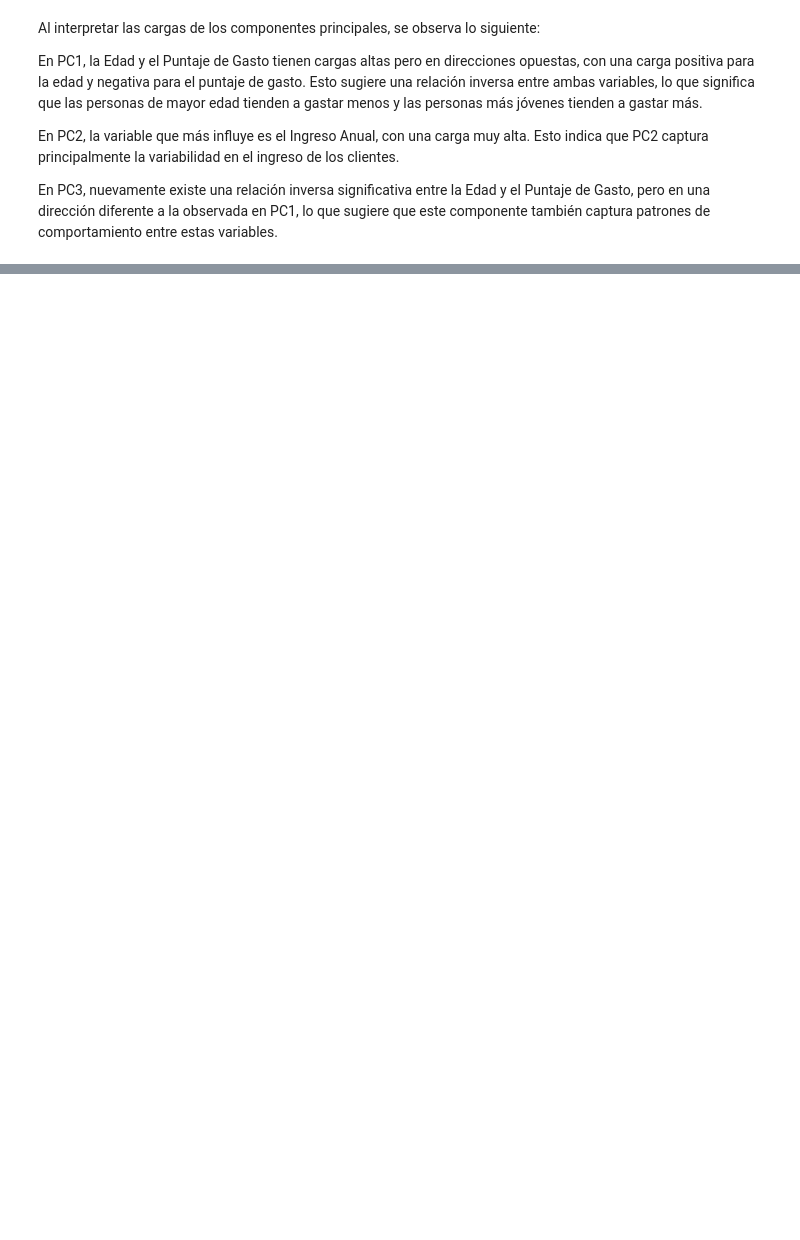
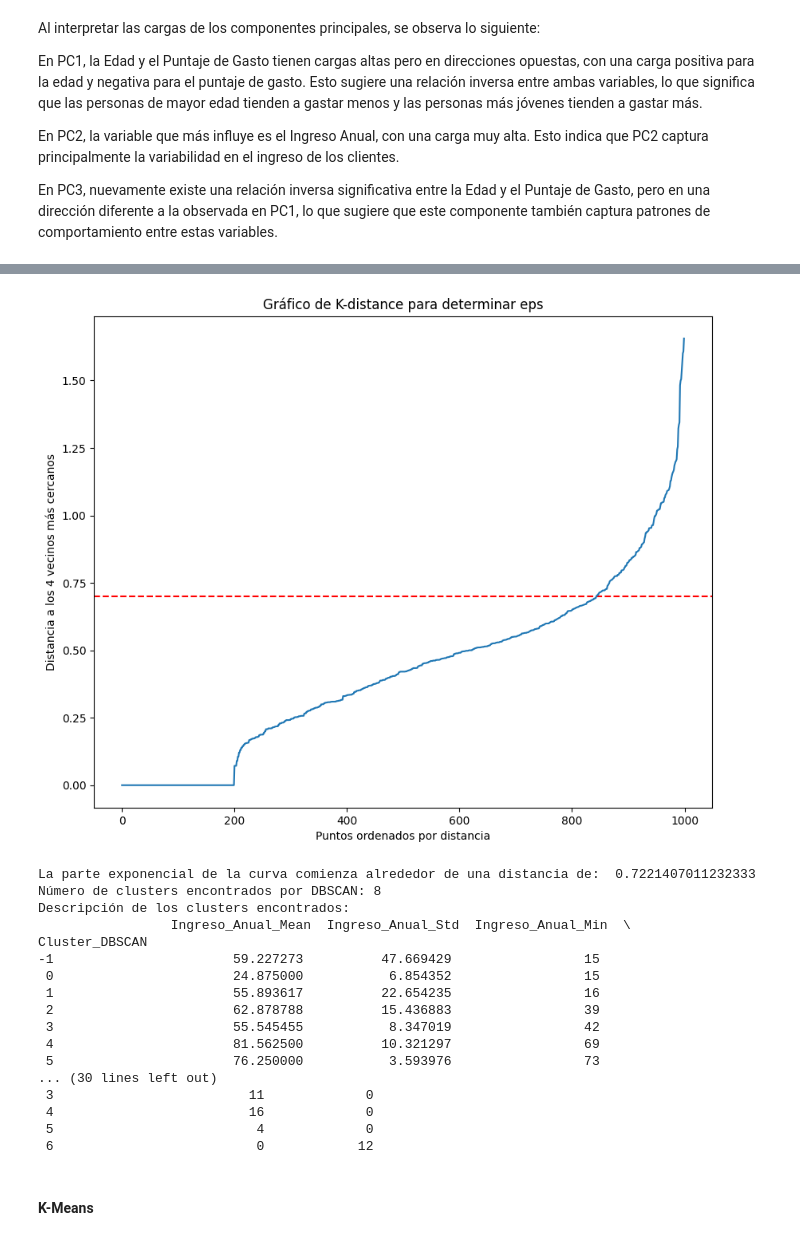
Before and after one commit to mateotenis98/Proyecto-ANS, a Jupyter notebook: Code/Proyecto.ipynb, the cells around one changed output, grey strips where cells are left out. Saved outputs shown, nothing was run; the diff lists cells and outputs as text; code cells hidden in the pictures; blank space fills up the shorter version.

```diff
--- a/Code/Proyecto.ipynb
+++ b/Code/Proyecto.ipynb
@@ -353,0 +441,3 @@ En PC3, nuevamente existe una relación inversa significativa entre la Edad y el
+# %%
+datos_estandarizados['Grupo_Edad'] = df['Grupo_Edad']
+#datos_estandarizados['Grupo_Edad'] = datos_estandarizados['Grupo_Edad'].astype('str')
@@ -353,0 +458,77 @@ En PC3, nuevamente existe una relación inversa significativa entre la Edad y el
+# %%
+from sklearn.neighbors import NearestNeighbors
+from sklearn.cluster import DBSCAN
+
+# Calcular las distances a los 4 vecinos más cercanos, conjuntos de datos pequeños (menos de 1000 puntos): Puedes usar un valor de n_neighbors entre 3 y 5.
+neighbors = NearestNeighbors(n_neighbors=5)
+neighbors_fit = neighbors.fit(datos_estandarizados)
+distances, indices = neighbors_fit.kneighbors(datos_estandarizados)
+
+# Ordenar las distances y graficar
+distances = np.sort(distances.flatten())
+plt.figure(figsize=(10,8), dpi= 100, facecolor='w', edgecolor='k')
+plt.axhline(y = 0.7, color = 'r', linestyle = '--')
+plt.plot(distances)
+plt.title('Gráfico de K-distance para determinar eps')
+plt.xlabel('Puntos ordenados por distancia')
+plt.ylabel('Distancia a los 4 vecinos más cercanos')
+plt.show()
+
+
+from kneed import KneeLocator
+i = np.arange(len(distances))
+knee = KneeLocator(i, distances, S=1, curve='convex', direction='increasing', interp_method='polynomial')
+print("La parte exponencial de la curva comienza alrededor de una distancia de: ",distances[knee.knee])
+
+# Elegimos eps basado en el gráfico y en Knee, tomamos min_samples=4 (valor común para datasets medianos)
+eps_value = distances[knee.knee]
+dbscan = DBSCAN(eps=eps_value, min_samples=4)
+df['Cluster_DBSCAN'] = dbscan.fit_predict(datos_estandarizados)
+
+# Contar el número de clusters
+num_clusters_dbscan = len(np.unique(df['Cluster_DBSCAN'])) - (1 if -1 in df['Cluster_DBSCAN'] else 0)
+print(f'Número de clusters encontrados por DBSCAN: {num_clusters_dbscan}')
+
+
+# Descripción de los clusters encontrados
+cluster_descriptions = df.groupby('Cluster_DBSCAN').agg({
+    'Ingreso_Anual': ['mean', 'std', 'min', 'max'],
+    'Puntaje_Gasto': ['mean', 'std', 'min', 'max'],
+    'ID_Cliente': 'count',  # Número total de clientes en cada cluster
+    'Genero': [
+        lambda x: (x == 'Masculino').sum(),  # Conteo de género Masculino
+        lambda x: (x == 'Femenino').sum()    # Conteo de género Femenino
+    ]
+})
+
+# Renombrar las columnas para que 'count' de 'ID_Cliente' sea 'Num_Clientes'
+# y distinguir los géneros
+cluster_descriptions.columns = [
+    'Ingreso_Anual_Mean', 'Ingreso_Anual_Std', 'Ingreso_Anual_Min', 'Ingreso_Anual_Max',
+    'Puntaje_Gasto_Mean', 'Puntaje_Gasto_Std', 'Puntaje_Gasto_Min', 'Puntaje_Gasto_Max',
+    'Num_Clientes', 'Num_Masculino', 'Num_Femenino'
+]
+
+# Mostrar los resultados
+print("Descripción de los clusters encontrados:\n", cluster_descriptions)
+# %% [output]
+[figure, added]
+La parte exponencial de la curva comienza alrededor de una distancia de:  0.7221407011232333
+Número de clusters encontrados por DBSCAN: 8
+Descripción de los clusters encontrados:
+                 Ingreso_Anual_Mean  Ingreso_Anual_Std  Ingreso_Anual_Min  \
+Cluster_DBSCAN
+-1                       59.227273          47.669429                 15
+ 0                       24.875000           6.854352                 15
+ 1                       55.893617          22.654235                 16
+ 2                       62.878788          15.436883                 39
+ 3                       55.545455           8.347019                 42
+ 4                       81.562500          10.321297                 69
+ 5                       76.250000           3.593976                 73
+... (30 lines left out)
+ 3                         11             0
+ 4                         16             0
+ 5                          4             0
+ 6                          0            12
+# %% [markdown]
+#### K-Means
```
Also changed, not shown: parts of 26 cells of this notebook, 14 other files.
